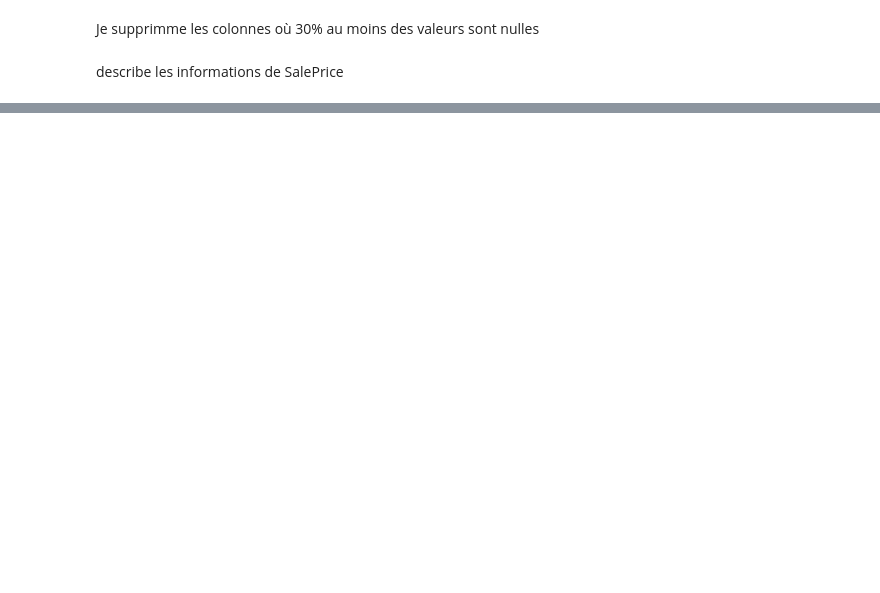
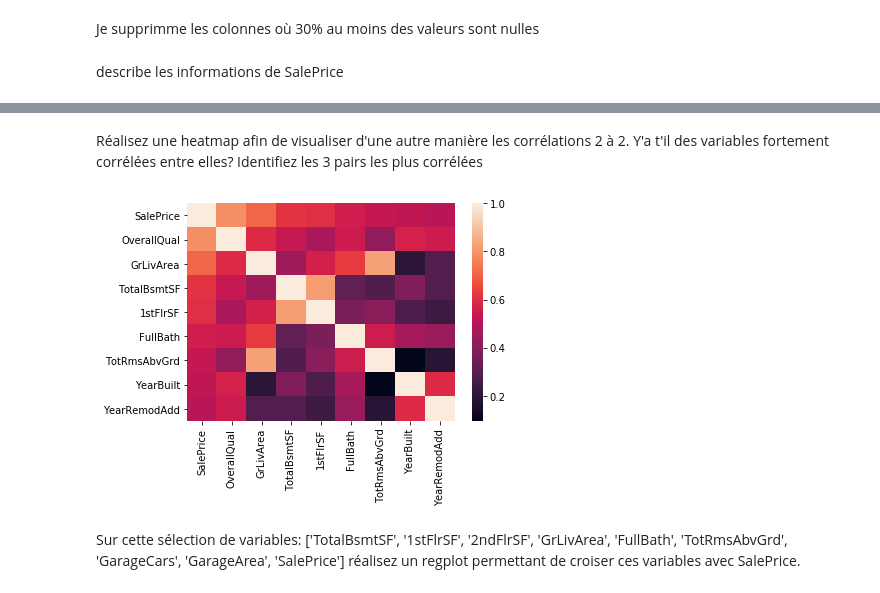
Before and after one commit to camillesauer/eda_maison, a Jupyter notebook: eda_maison.ipynb, the cells around one changed output, grey strips where cells are left out. Cells and saved outputs as stored; diff of their text form; code cells hidden in the pictures; blank space fills up the shorter version.

```diff
--- a/eda_maison.ipynb
+++ b/eda_maison.ipynb
@@ -27,0 +152,8 @@ sns.displot(data = df_house, x="SalePrice")
+# %% [markdown]
+Réalisez une heatmap afin de visualiser d'une autre manière les corrélations 2 à 2. Y'a t'il des variables fortement corrélées entre elles? Identifiez les 3 pairs les plus corrélées
+# %%
+sns.heatmap(plot_sale_price.corr());
+# %% [output]
+[figure, added]
+# %% [markdown]
+Sur cette sélection de variables: ['TotalBsmtSF', '1stFlrSF', '2ndFlrSF', 'GrLivArea', 'FullBath', 'TotRmsAbvGrd', 'GarageCars', 'GarageArea', 'SalePrice'] réalisez un regplot permettant de croiser ces variables avec SalePrice.
```
Also changed, not shown: parts of 23 cells of this notebook.
